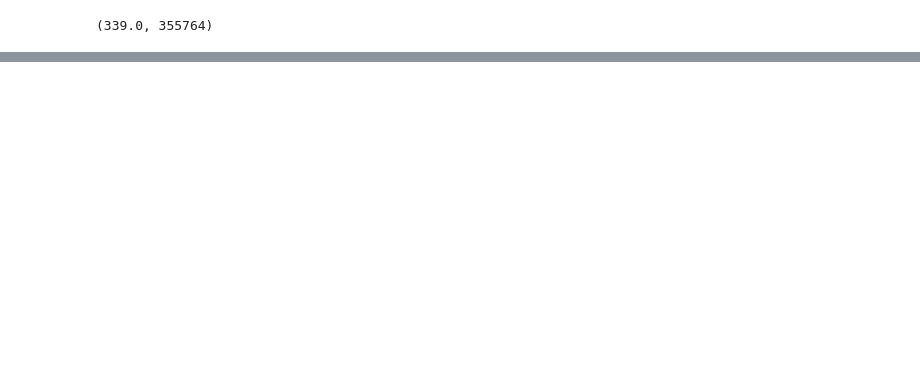
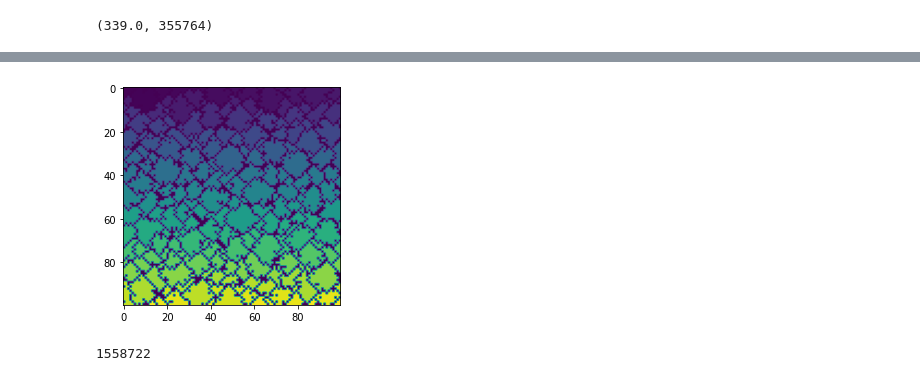
Before and after one commit to saimn/adventofcode, a Jupyter notebook: 2021/AdventOfCode.ipynb, the cells around one changed output, grey strips where cells are left out. Drawn from its saved outputs; the diff is of its cells as text; code cells hidden in the pictures; blank space fills up the shorter version.

```diff
--- a/2021/AdventOfCode.ipynb
+++ b/2021/AdventOfCode.ipynb
@@ -403,0 +506,4 @@ np.sum(cost[dist], axis=0).argmin()
+# %%
+plt.imshow(labels);
+# %% [output]
+[figure, added]
@@ -403,0 +513,4 @@ np.sum(cost[dist], axis=0).argmin()
+# %%
+np.prod(np.sort(areas)[-3:])
+# %% [output]
+1558722
```
Also changed, not shown: parts of 37 cells of this notebook.
